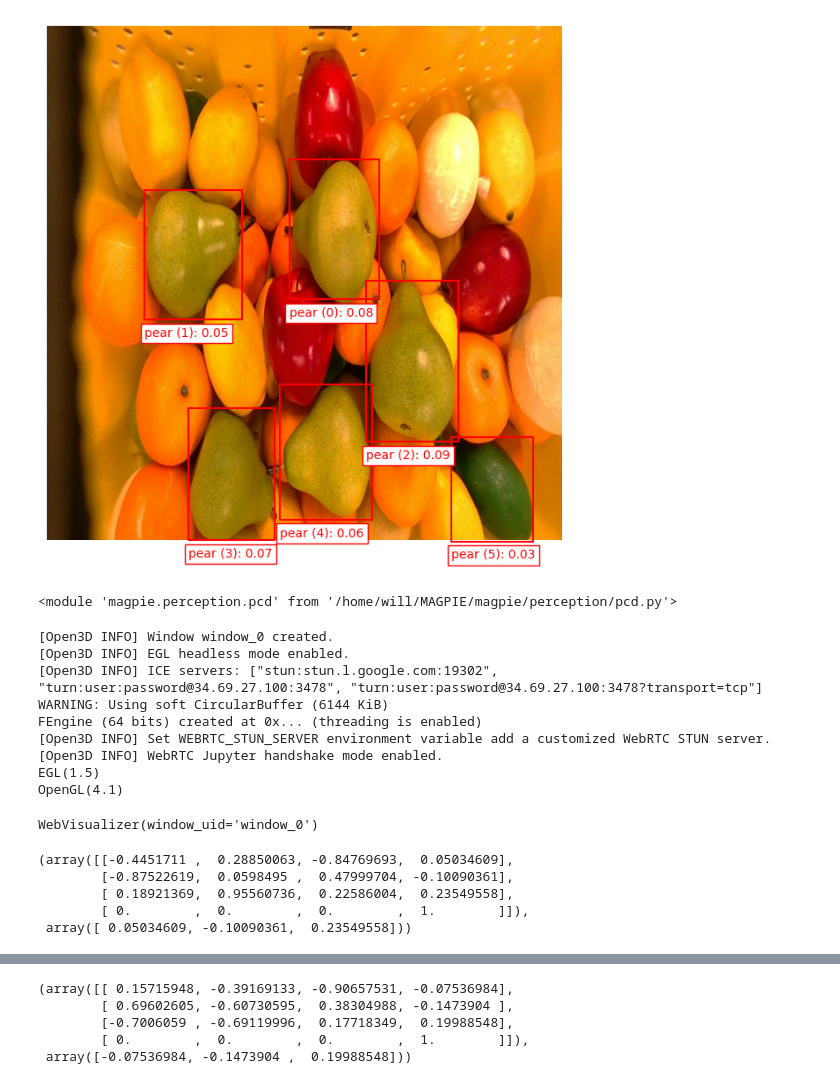
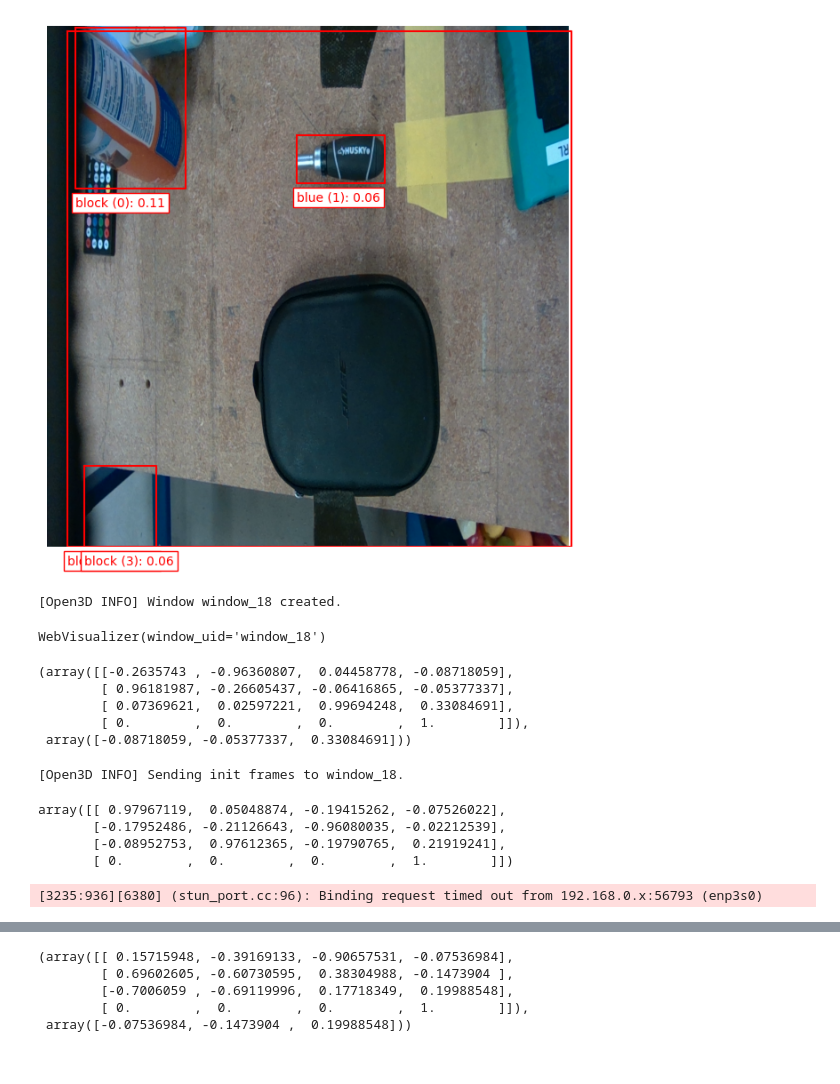
Before and after one commit to correlllab/MAGPIE, a Jupyter notebook: open_grasp.ipynb, the cells around one changed output, grey strips where cells are left out. Saved outputs shown, nothing was run; the diff lists cells and outputs as text; code cells hidden in the pictures.

```diff
--- a/open_grasp.ipynb
+++ b/open_grasp.ipynb
@@ -26,21 +21,17 @@ mask_sam = MaskSAM(ckpt)
 # %%
 p, rgbd_image = rsc.getPCD()
 image = np.array(rgbd_image.color)
 queries = ["a photo of an apple", "a photo of a lemon", "a photo of a lime", "a photo of a pear", "a photo of a onion"]
-queries = ["a photo of a light green pear"]
+queries = ["a photo of an blue cylindrical container", "a photo of a small red cubic block", "a photo of a screwdriver handle" ]
+# queries = ["a photo of a black handle of a pair of scissors"]
 abbrevq = ["apple", "lemon", "lime", "pear", "onion"]
-abbrevq = ["pear"]
-label_vit.set_threshold(0.025)
+abbrevq = ["blue", "block", "handle"]
+label_vit.set_threshold(0.05)
 bboxes, uboxes = label_vit.label(image, queries, abbrevq, plot=True)
 # %% [output]
-[figure, old version]
+[figure, new version]
-# %%
-import importlib
-importlib.reload(pcd)
-# %% [output]
-<module 'magpie.perception.pcd' from '/home/will/MAGPIE/magpie/perception/pcd.py'>
 # %%
-index = 2
+index = 1
 # this does the [x, y, z] --> [y, -x, z] grasp pose switch, and the -y inversio on the y-axis orientation
 # rgbd_image, cpcd, tmat = pcd.get_segment(label_vit.boxes, index, rgbd_image, rsc, type="box", display=False)
 rgbd_image, cpcd, tmat = pcd.get_segment(label_vit.boxes,
@@ -48,25 +39,27 @@ rgbd_image, cpcd, tmat = pcd.get_segment(label_vit.boxes,
                                          rgbd_image,
                                          rsc,
                                          type="box-dbscan",
+                                        #  type="box",
                                          method="quat",
                                          display=True)
 tmat, tmat[:3, 3]
 # %% [output]
-[Open3D INFO] Window window_0 created.
-[Open3D INFO] EGL headless mode enabled.
-[Open3D INFO] ICE servers: ["stun:stun.l.google.com:19302", "turn:user:password@34.69.27.100:3478", "turn:user:password@34.69.27.100:3478?transport=tcp"]
-WARNING: Using soft CircularBuffer (6144 KiB)
-FEngine (64 bits) created at 0x... (threading is enabled)
-[Open3D INFO] Set WEBRTC_STUN_SERVER environment variable add a customized WebRTC STUN server.
-[Open3D INFO] WebRTC Jupyter handshake mode enabled.
-EGL(1.5)
-OpenGL(4.1)
+[Open3D INFO] Window window_18 created.
-WebVisualizer(window_uid='window_0')
+WebVisualizer(window_uid='window_18')
-(array([[-0.4451711 ,  0.28850063, -0.84769693,  0.05034609],
-        [-0.87522619,  0.0598495 ,  0.47999704, -0.10090361],
-        [ 0.18921369,  0.95560736,  0.22586004,  0.23549558],
+(array([[-0.2635743 , -0.96360807,  0.04458778, -0.08718059],
+        [ 0.96181987, -0.26605437, -0.06416865, -0.05377337],
+        [ 0.07369621,  0.02597221,  0.99694248,  0.33084691],
         [ 0.        ,  0.        ,  0.        ,  1.        ]]),
- array([ 0.05034609, -0.10090361,  0.23549558]))
+ array([-0.08718059, -0.05377337,  0.33084691]))
+[Open3D INFO] Sending init frames to window_18.
+# %%
+tmat
+# %% [output]
+array([[ 0.97967119,  0.05048874, -0.19415262, -0.07526022],
+       [-0.17952486, -0.21126643, -0.96080035, -0.02212539],
+       [-0.08952753,  0.97612365, -0.19790765,  0.21919241],
+       [ 0.        ,  0.        ,  0.        ,  1.        ]])
+[3235:936][6380] (stun_port.cc:96): Binding request timed out from 192.168.0.x:56793 (enp3s0)
 # %%
 # Segmentation Masks
 mask_sam.set_image_and_labels(np.array(rgbd_image.color), np.array([np.array(i[0]) for i in label_vit.boxes]), label_vit.labels)
```
Also changed, not shown: parts of 1 cell of this notebook, 3 other files.
